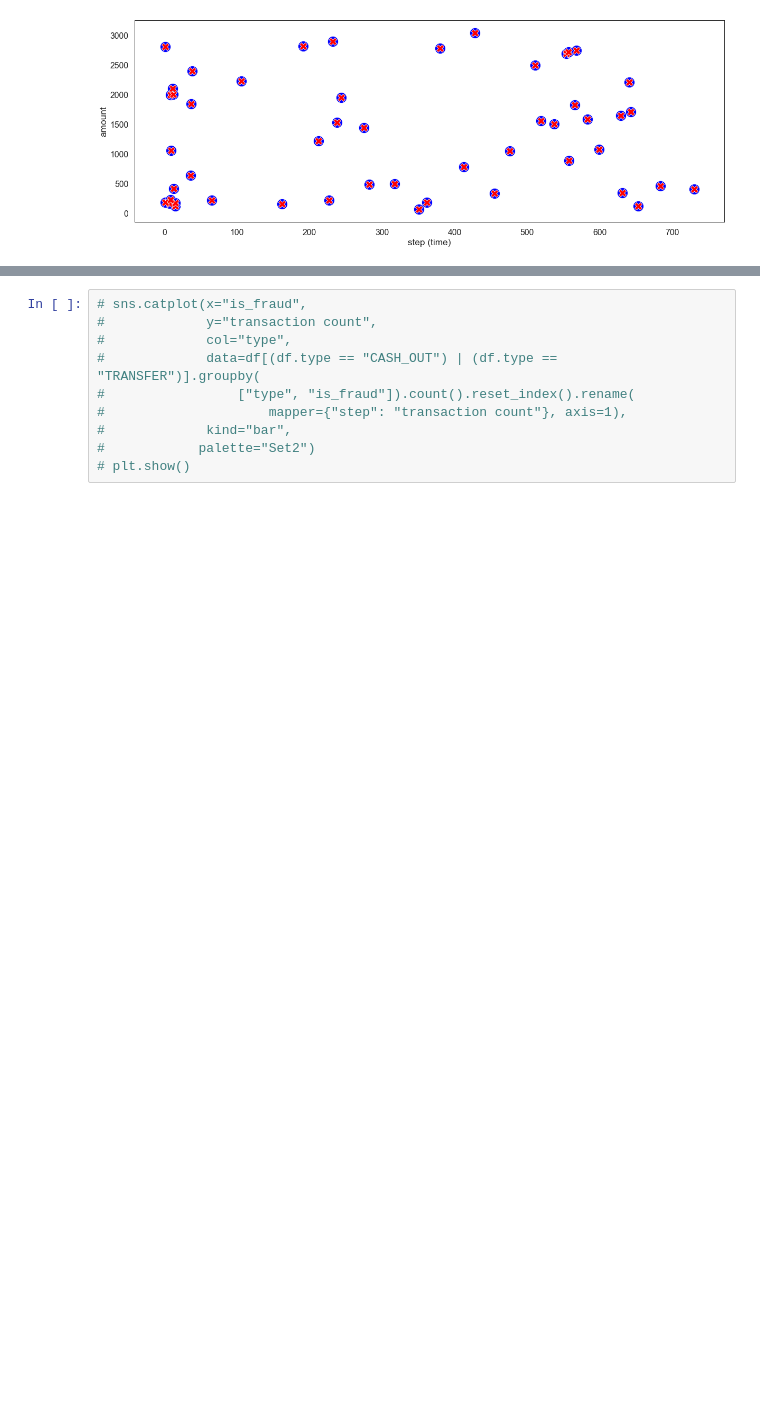
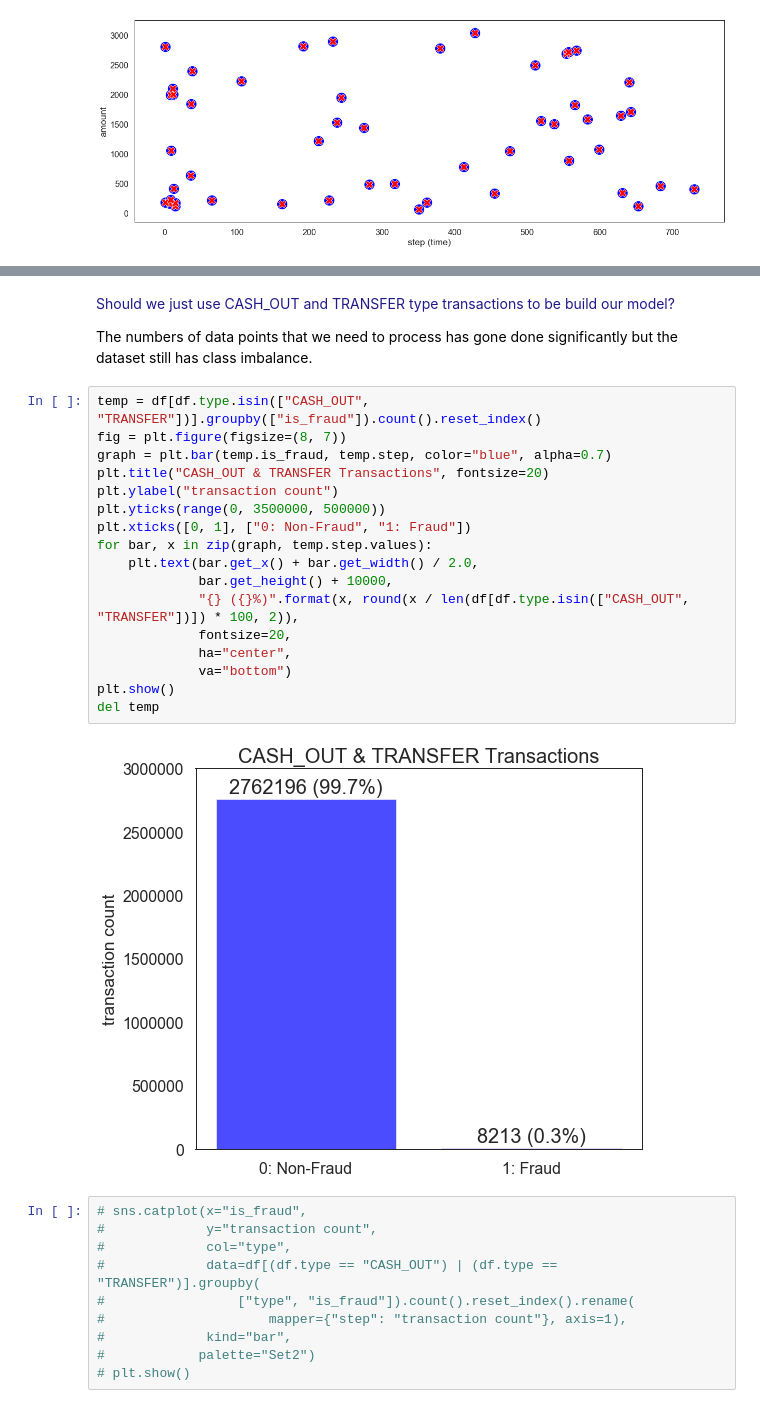
Before and after one commit to valmadrid/Detecting-Financial-Fraud-Transactions, a Jupyter notebook: financial_fraud.ipynb, the cells around one changed output, grey strips where cells are left out. Drawn from its saved outputs; the diff is of its cells as text; blank space fills up the shorter version.

```diff
--- a/financial_fraud.ipynb
+++ b/financial_fraud.ipynb
@@ -325,3 +339,26 @@ ValueError: Lengths must match to compare
+# %% [markdown]
+<font color='#20198A'>Should we just use CASH_OUT and TRANSFER type transactions to be build our model?
+
+The numbers of data points that we need to process has gone done significantly but the dataset still has class imbalance.</font>
+# %%
+temp = df[df.type.isin(["CASH_OUT", "TRANSFER"])].groupby(["is_fraud"]).count().reset_index()
+fig = plt.figure(figsize=(8, 7))
+graph = plt.bar(temp.is_fraud, temp.step, color="blue", alpha=0.7)
+plt.title("CASH_OUT & TRANSFER Transactions", fontsize=20)
+plt.ylabel("transaction count")
+plt.yticks(range(0, 3500000, 500000))
+plt.xticks([0, 1], ["0: Non-Fraud", "1: Fraud"])
+for bar, x in zip(graph, temp.step.values):
+    plt.text(bar.get_x() + bar.get_width() / 2.0,
+             bar.get_height() + 10000,
+             "{} ({}%)".format(x, round(x / len(df[df.type.isin(["CASH_OUT", "TRANSFER"])]) * 100, 2)),
+             fontsize=20,
+             ha="center",
+             va="bottom")
+plt.show()
+del temp
+# %% [output]
+[figure, added]
 # %%
 # sns.catplot(x="is_fraud",
 #             y="transaction count",
```
Also changed, not shown: parts of 19 cells of this notebook.
